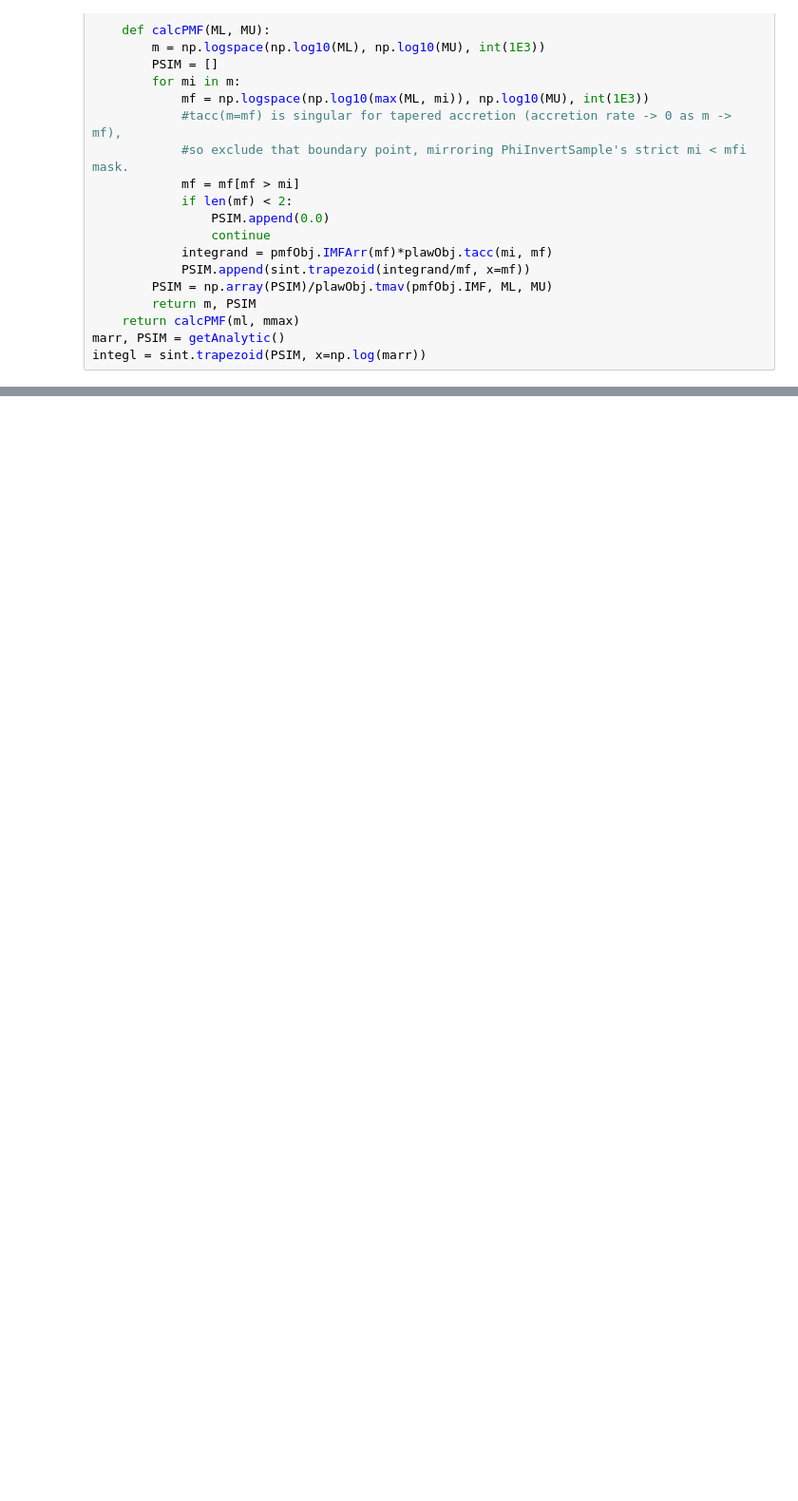
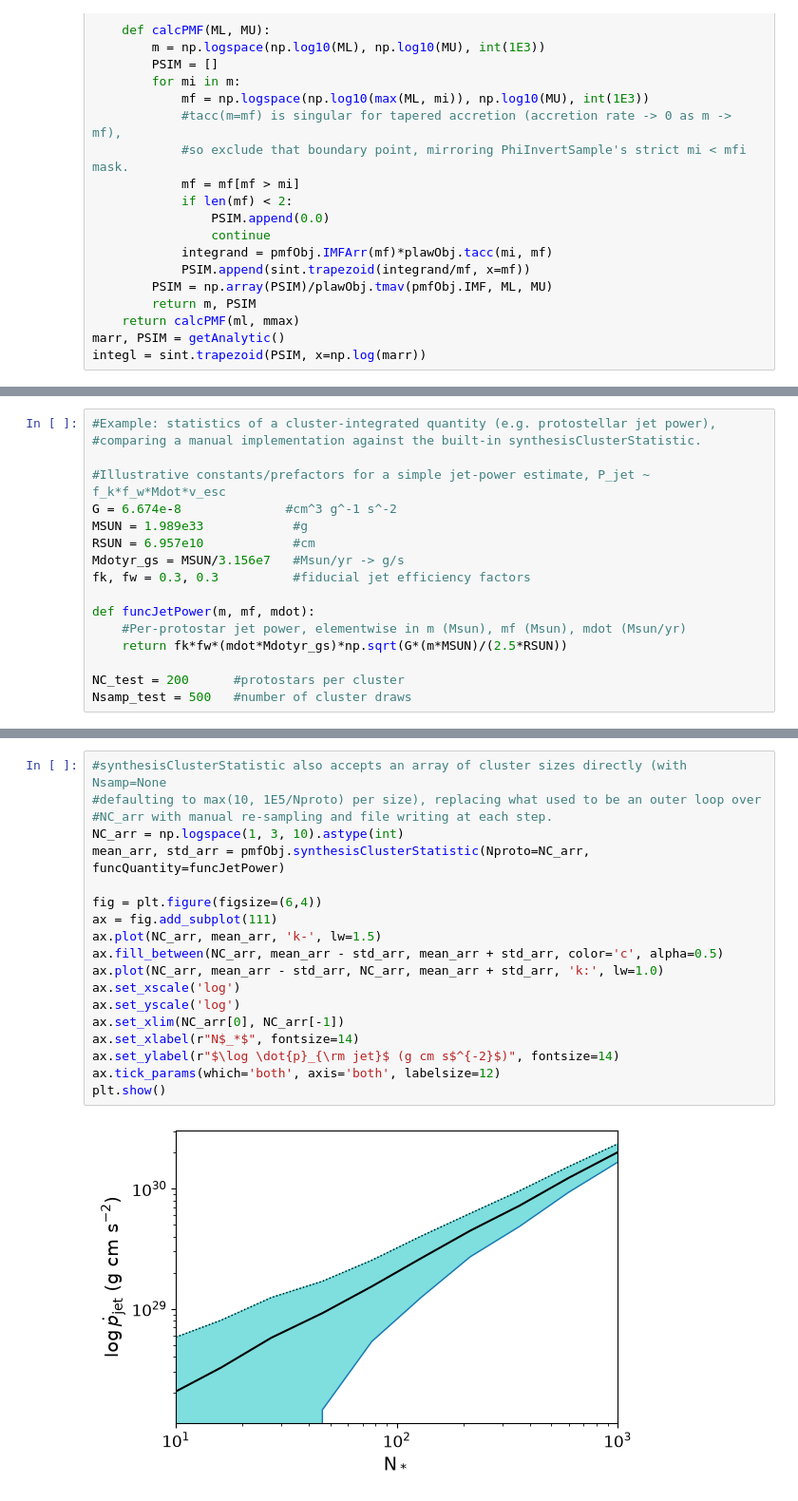
Before and after one commit to AstroBrandt/OcotilloPMF, a Jupyter notebook: examples/protoclusterGen.ipynb, the cells around one changed output, grey strips where cells are left out. Shown at 95% size. Drawn from its saved outputs; the diff is of its cells as text; blank space fills up the shorter version.

Commit message:
Added some new functionality to the package, updated the examples to do this. Also cleaned up the CI tests.

```diff
--- a/examples/protoclusterGen.ipynb
+++ b/examples/protoclusterGen.ipynb
@@ -101,0 +101,17 @@ plt.show()
+# %%
+#Example: statistics of a cluster-integrated quantity (e.g. protostellar jet power),
+#comparing a manual implementation against the built-in synthesisClusterStatistic.
+
+#Illustrative constants/prefactors for a simple jet-power estimate, P_jet ~ f_k*f_w*Mdot*v_esc
+G = 6.674e-8              #cm^3 g^-1 s^-2
+MSUN = 1.989e33            #g
+RSUN = 6.957e10            #cm
+Mdotyr_gs = MSUN/3.156e7   #Msun/yr -> g/s
+fk, fw = 0.3, 0.3          #fiducial jet efficiency factors
+
+def funcJetPower(m, mf, mdot):
+    #Per-protostar jet power, elementwise in m (Msun), mf (Msun), mdot (Msun/yr)
+    return fk*fw*(mdot*Mdotyr_gs)*np.sqrt(G*(m*MSUN)/(2.5*RSUN))
+
+NC_test = 200      #protostars per cluster
+Nsamp_test = 500   #number of cluster draws
@@ -101,0 +146,21 @@ plt.show()
+# %%
+#synthesisClusterStatistic also accepts an array of cluster sizes directly (with Nsamp=None
+#defaulting to max(10, 1E5/Nproto) per size), replacing what used to be an outer loop over
+#NC_arr with manual re-sampling and file writing at each step.
+NC_arr = np.logspace(1, 3, 10).astype(int)
+mean_arr, std_arr = pmfObj.synthesisClusterStatistic(Nproto=NC_arr, funcQuantity=funcJetPower)
+
+fig = plt.figure(figsize=(6,4))
+ax = fig.add_subplot(111)
+ax.plot(NC_arr, mean_arr, 'k-', lw=1.5)
+ax.fill_between(NC_arr, mean_arr - std_arr, mean_arr + std_arr, color='c', alpha=0.5)
+ax.plot(NC_arr, mean_arr - std_arr, NC_arr, mean_arr + std_arr, 'k:', lw=1.0)
+ax.set_xscale('log')
+ax.set_yscale('log')
+ax.set_xlim(NC_arr[0], NC_arr[-1])
+ax.set_xlabel(r"N$_*$", fontsize=14)
+ax.set_ylabel(r"$\log \dot{p}_{\rm jet}$ (g cm s$^{-2}$)", fontsize=14)
+ax.tick_params(which='both', axis='both', labelsize=12)
+plt.show()
+# %% [output]
+[figure, added]
```
Also changed, not shown: parts of 6 cells of this notebook, 5 other files.
